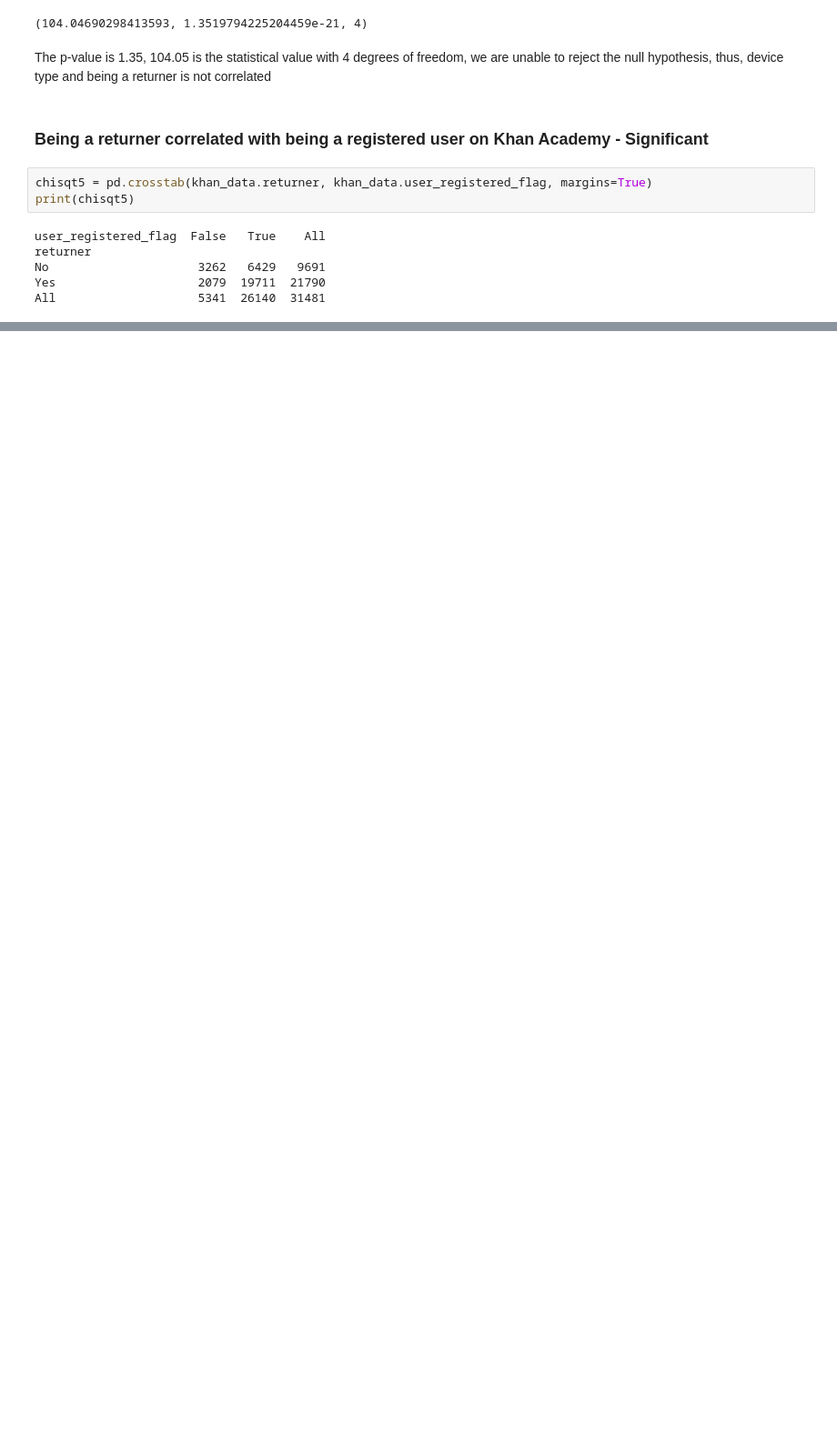
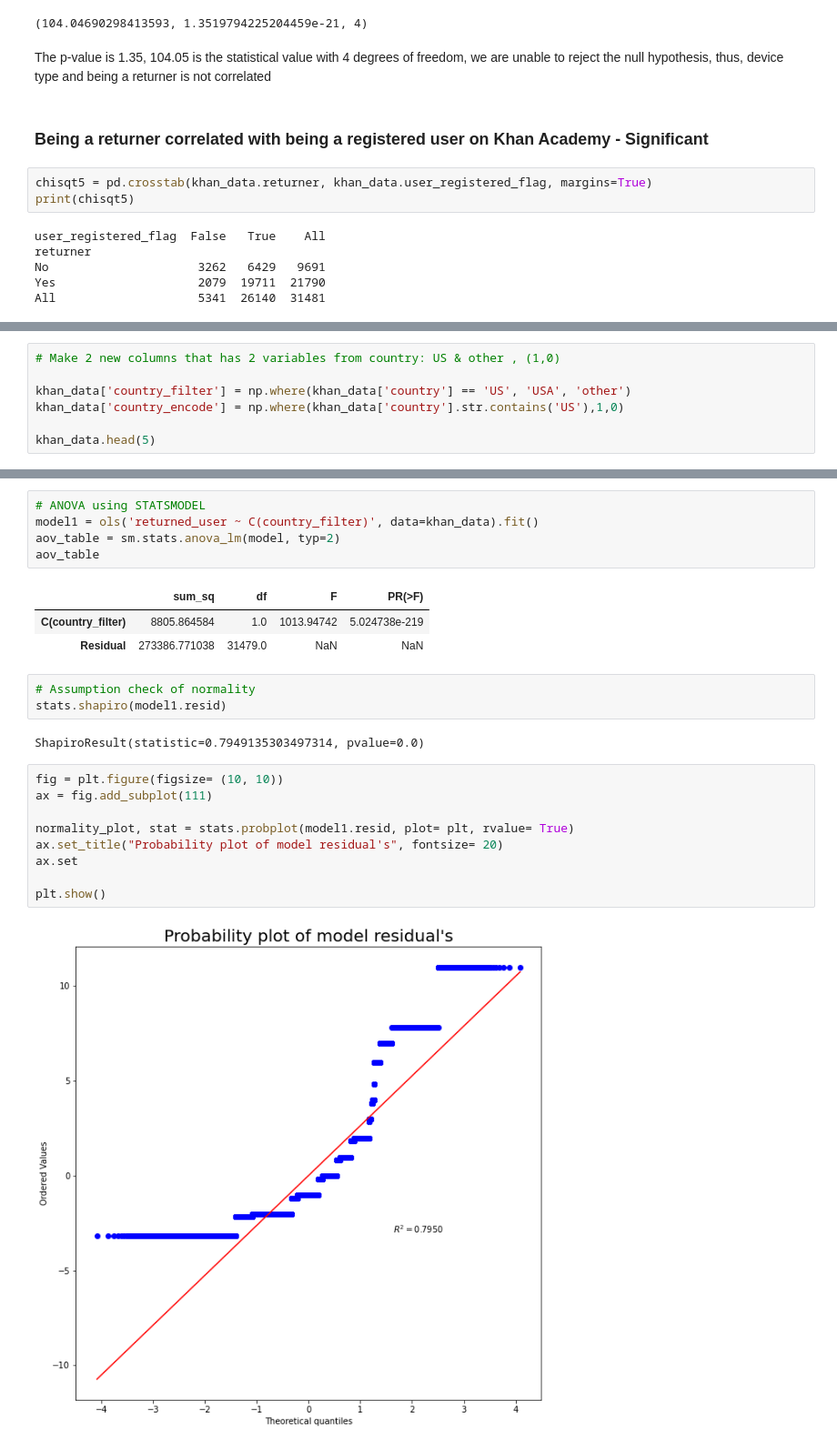
Before and after one commit to ni-mark/Khan_Academy_User_Retention_Behavior_Analysis, a Jupyter notebook: Khan Academy Behavior Analysis/Feature Analysis Engineering .ipynb, the cells around one changed output, grey strips where cells are left out. Shown: that part at 91% size. Drawn from its saved outputs; the diff is of its cells as text; blank space fills up the shorter version.

```diff
--- a/Khan Academy Behavior Analysis/Feature Analysis Engineering .ipynb
+++ b/Khan Academy Behavior Analysis/Feature Analysis Engineering .ipynb
@@ -252,0 +468,7 @@ The p-value is 0.0, 2769.91 is the statistical value with 2 degrees of freedom,
+# %%
+# Make 2 new columns that has 2 variables from country: US & other , (1,0)
+
+khan_data['country_filter'] = np.where(khan_data['country'] == 'US', 'USA', 'other')
+khan_data['country_encode'] = np.where(khan_data['country'].str.contains('US'),1,0)
+
+khan_data.head(5)
@@ -252,0 +493,25 @@ The p-value is 0.0, 2769.91 is the statistical value with 2 degrees of freedom,
+# %%
+# ANOVA using STATSMODEL
+model1 = ols('returned_user ~ C(country_filter)', data=khan_data).fit()
+aov_table = sm.stats.anova_lm(model, typ=2)
+aov_table
+# %% [output]
+|  | sum_sq | df | F | PR(>F) |
+| C(country_filter) | 8805.864584 | 1.0 | 1013.94742 | 5.024738e-219 |
+| Residual | 273386.771038 | 31479.0 | NaN | NaN |
+# %%
+# Assumption check of normality
+stats.shapiro(model1.resid)
+# %% [output]
+ShapiroResult(statistic=0.7949135303497314, pvalue=0.0)
+# %%
+fig = plt.figure(figsize= (10, 10))
+ax = fig.add_subplot(111)
+
+normality_plot, stat = stats.probplot(model1.resid, plot= plt, rvalue= True)
+ax.set_title("Probability plot of model residual's", fontsize= 20)
+ax.set
+
+plt.show()
+# %% [output]
+[figure, added]
```
Also changed, not shown: parts of 59 cells of this notebook.
